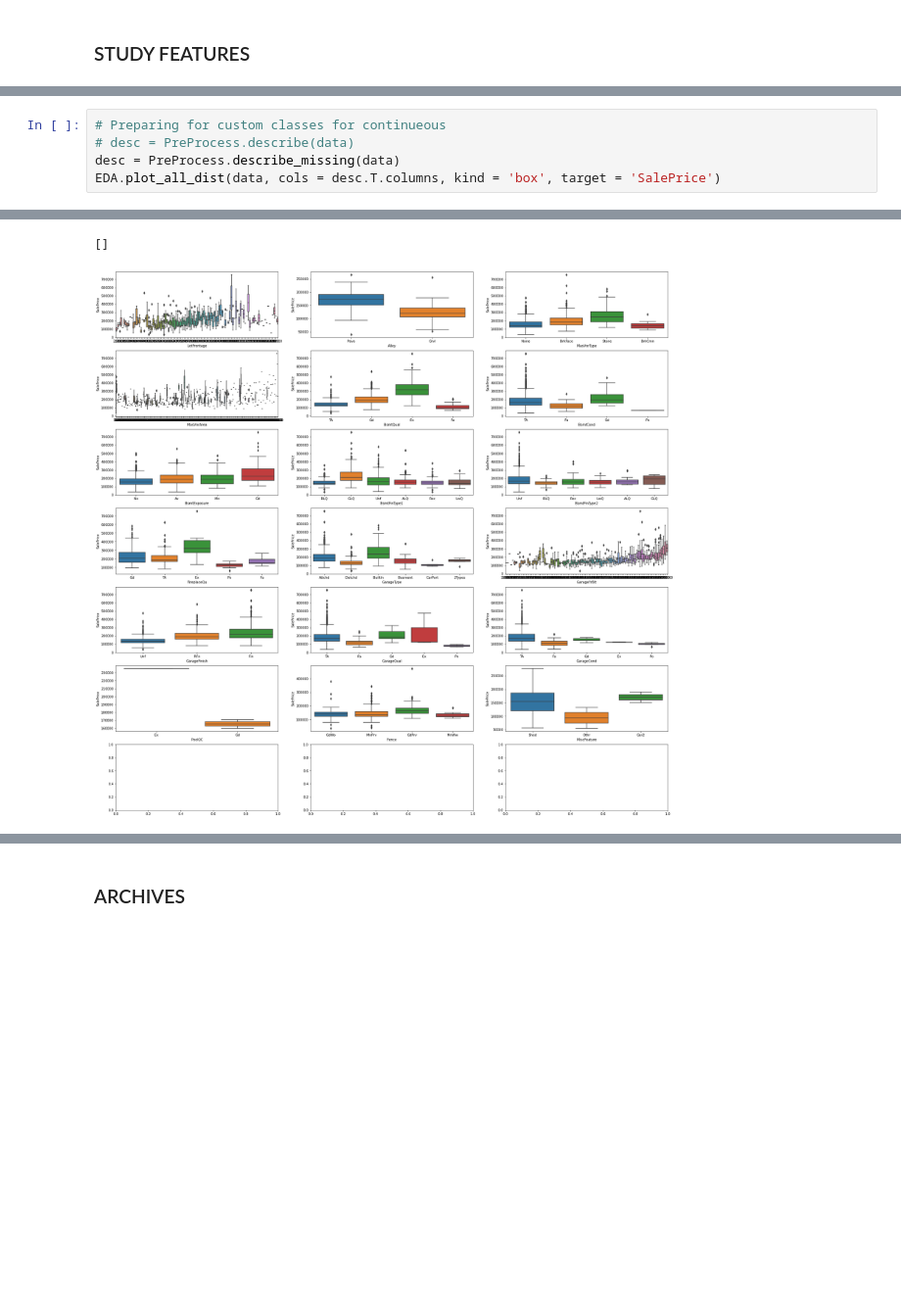
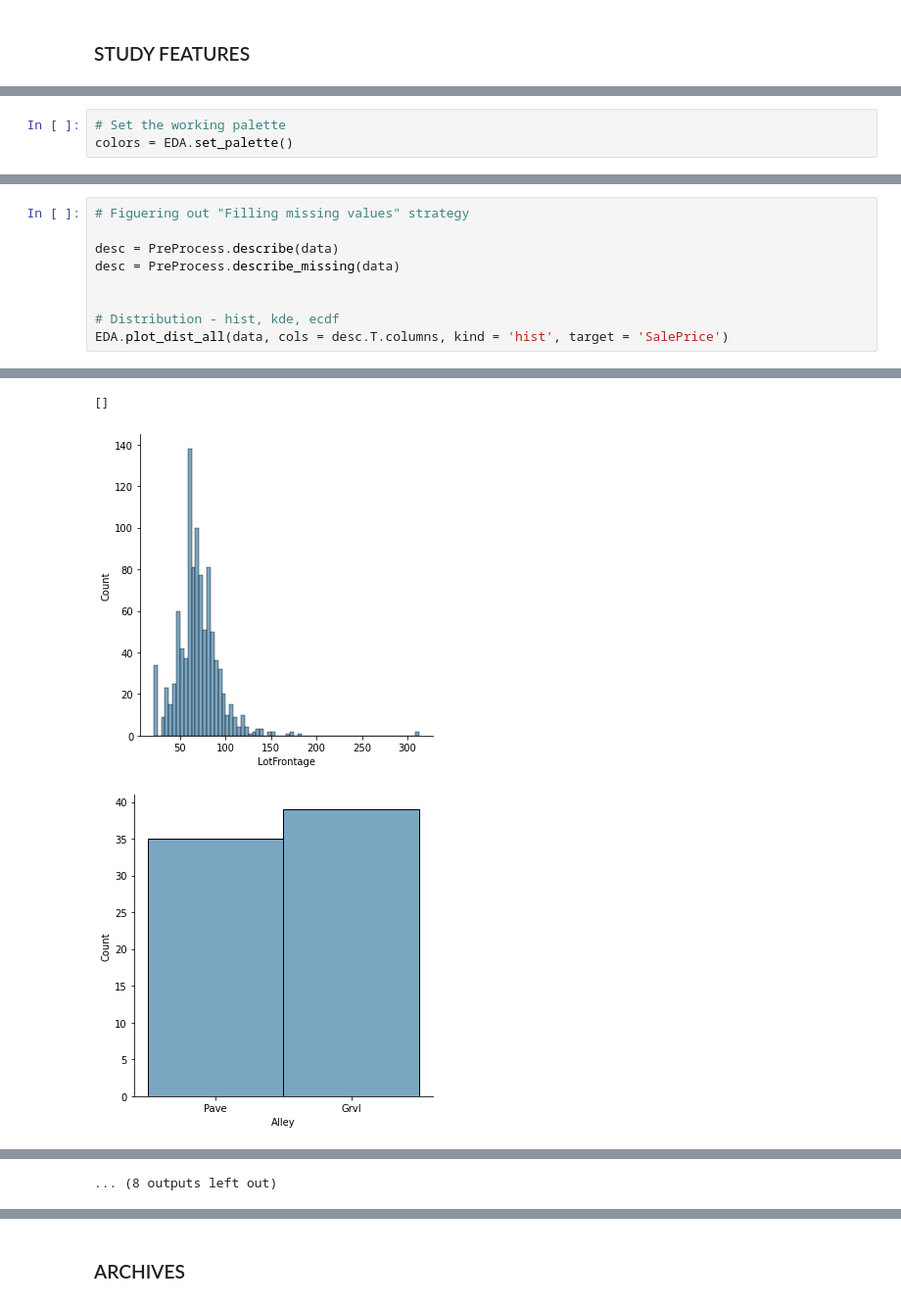
Before and after one commit to hanchau/EDA-House-Prices, a Jupyter notebook: house_prices_eda.ipynb, the cells around one changed output, grey strips where cells are left out. Shown: that part at 98% size. Drawn from its saved outputs; the diff is of its cells as text; blank space fills up the shorter version.

Commit message:
1. Added the filling strategy

```diff
--- a/house_prices_eda.ipynb
+++ b/house_prices_eda.ipynb
@@ -136,0 +276,3 @@ Loaded file: data/house_test.csv
+# %%
+# Set the working palette
+colors = EDA.set_palette()
@@ -145,6 +350,10 @@ agg
 # %%
-# Preparing for custom classes for continueous
-# desc = PreProcess.describe(data)
+# Figuering out "Filling missing values" strategy
+
+desc = PreProcess.describe(data)
 desc = PreProcess.describe_missing(data)
-EDA.plot_all_dist(data, cols = desc.T.columns, kind = 'box', target = 'SalePrice')
+
+
+# Distribution - hist, kde, ecdf
+EDA.plot_dist_all(data, cols = desc.T.columns, kind = 'hist', target = 'SalePrice')
 # %% [output]
@@ -164,6 +373,7 @@ FireplaceQu      614      5      Gd   312         NaN         NaN     NaN
 Fence            NaN     NaN     NaN     NaN
 MiscFeature      NaN     NaN     NaN     NaN
 Plotting all features distribution.
 It may take a while..
 []
-[figure, old version]
+[figure, new version]
+[figure, added]
@@ -169,0 +388 @@ It may take a while..
+... (8 outputs left out)
```
Also changed, not shown: parts of 14 cells of this notebook.
